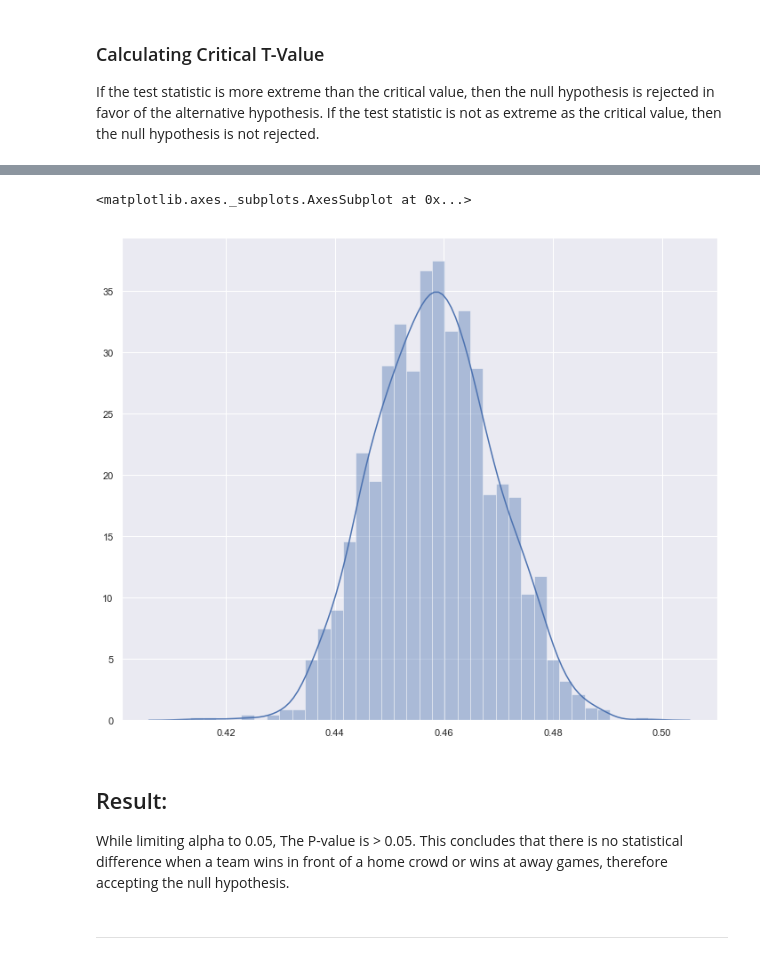
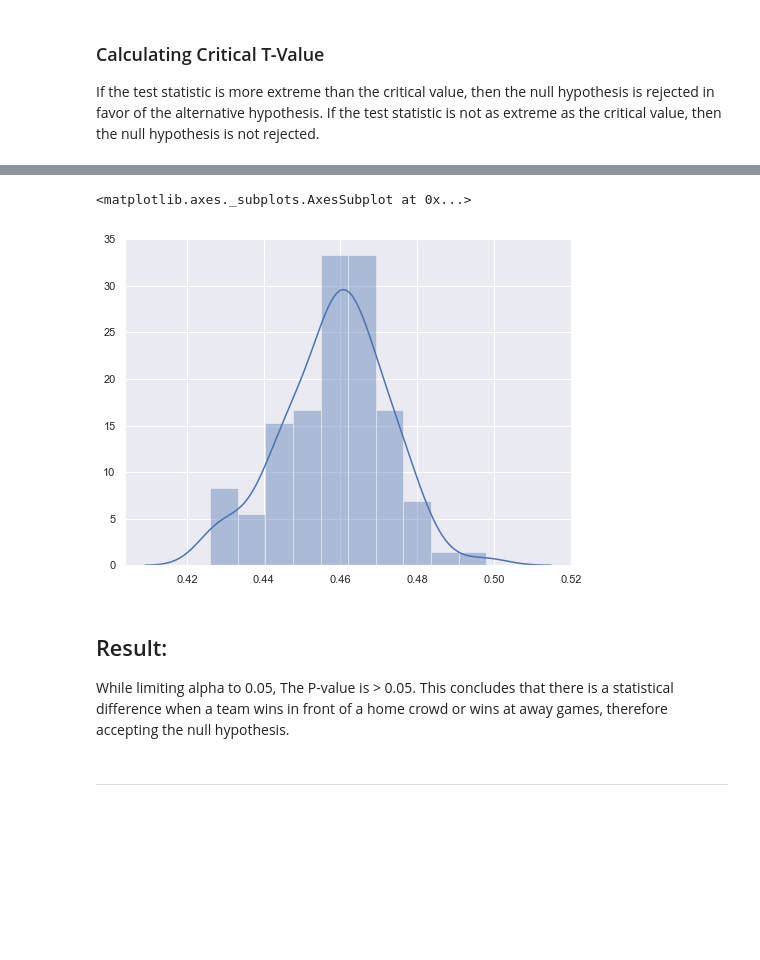
Before and after one commit to Teosoft7/DS_Project2, a Jupyter notebook: Hypothesis_Test.ipynb, the cells around one changed output, grey strips where cells are left out. Cells and saved outputs as stored; diff of their text form; code cells hidden in the pictures; blank space fills up the shorter version.

```diff
--- a/Hypothesis_Test.ipynb
+++ b/Hypothesis_Test.ipynb
@@ -16,5 +19,5 @@ import matplotlib.pyplot as plt
 # %%
-conn = psycopg2.connect('dbname=football_db')
+conn = psycopg2.connect(f'dbname={database_name}')
 # %%
 cur = conn.cursor()
 # %%
@@ -59,9 +61,10 @@ mu
 # %%
-sample_size = 2000
-number_of_games = 2000
+sample_size = 100
+number_of_games = 1000
 samples = np.zeros(sample_size)
 for i in range(sample_size):
     """Taking a sample size of the win rate for home games"""
     games = df.iloc[np.random.randint(low=0, high=len(df), size=number_of_games), :]
     win_rate = len(games[games['result'] == 'Win']) / number_of_games
+
     samples[i] = win_rate
@@ -109,14 +127,14 @@ Ttest_1sampResult(statistic=-1.593911675866488, pvalue=0.11111390677346769)
 Null hypothesis is Accepted
 # %%
 sns.set(color_codes=True)
-sns.set(rc={'figure.figsize':(12,10)})
+sns.set(rc={'figure.figsize':(8,6)})
 sns.distplot(samples)
 # %% [output]
 <matplotlib.axes._subplots.AxesSubplot at 0x...>
-[figure, old version]
+[figure, new version]
 # %% [markdown]
 ## Result:
-While limiting alpha to 0.05, The P-value is > 0.05. This concludes that there is no statistical difference when a team wins in front of a home crowd or wins at away games, therefore accepting the null hypothesis.
+While limiting alpha to 0.05, The P-value is > 0.05. This concludes that there is a statistical difference when a team wins in front of a home crowd or wins at away games, therefore accepting the null hypothesis.
 # %% [markdown]
 ---
 # %% [markdown]
```
Also changed, not shown: parts of 40 cells of this notebook.
